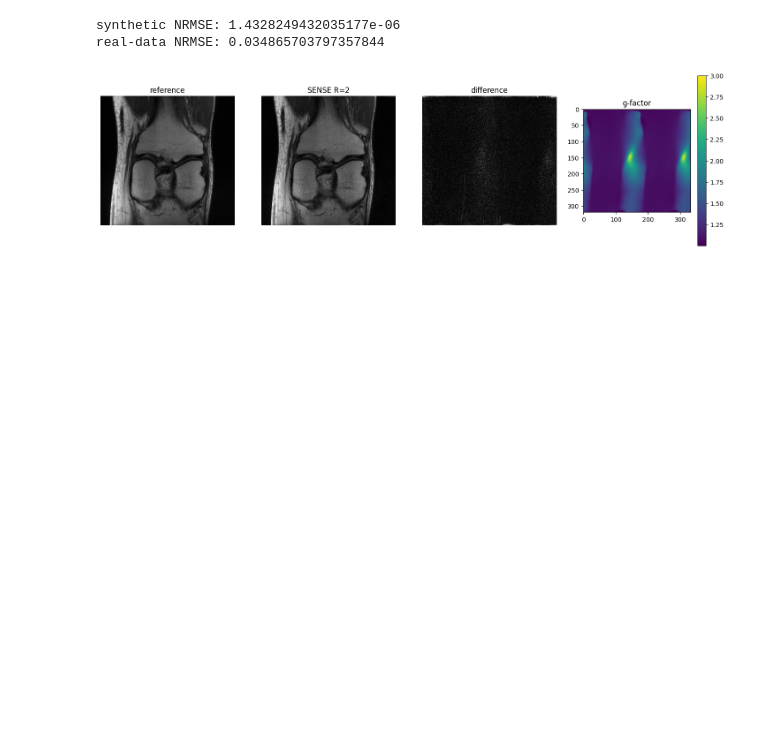
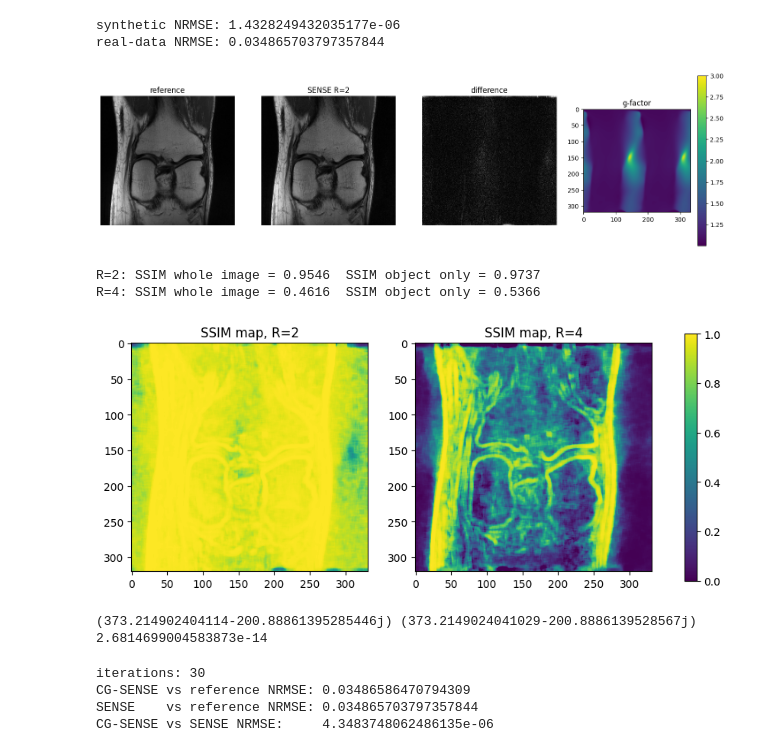
Before and after one commit to sajlardiya-hue/sense-cgsense, a Jupyter notebook: notebooks/main.ipynb, the cells around one changed output. Saved outputs shown, nothing was run; the diff lists cells and outputs as text; code cells hidden in the pictures; blank space fills up the shorter version.

Commit message:
finished cg-sense

```diff
--- a/notebooks/main.ipynb
+++ b/notebooks/main.ipynb
@@ -101,3 +103,36 @@ fig.colorbar(im, ax=ax[3])
 plt.show()
 # %% [output]
 [figure]
+# %%
+# SENSE SSIM
+ref = np.sum(np.conj(S) * coil_imgs, axis=2) / (np.sum(np.abs(S)**2, axis=2) + 1e-8)
+
+def run_sense(R):
+    ky = np.arange(ny) - ny//2
+    mask = (ky % R == 0).astype(float)[None, :, None]   # keep every R-th line
+    alias = ifft2c(ksp * mask)                           # aliased coil images
+    rho, g = sense_unfold(alias, S, R)
+    return rho, g
+
+from skimage.metrics import structural_similarity as ssim
+
+obj = np.abs(ref) > 0.1 * np.abs(ref).max()     # rough knee mask
+dr = np.abs(ref).max() - np.abs(ref).min()      # same data range for every R
+
+ssim_maps = {}
+for R_ in [2, 4]:
+    rho_, g_ = run_sense(R_)
+    s_all, smap = ssim(np.abs(ref), np.abs(rho_), data_range=dr, full=True)
+    ssim_maps[R_] = smap
+    print(f'R={R_}: SSIM whole image = {s_all:.4f}  SSIM object only = {smap[obj].mean():.4f}')
+
+fig, ax = plt.subplots(1, 2, figsize=(11, 6))
+for j, R_ in enumerate([2, 4]):
+    im = ax[j].imshow(ssim_maps[R_], cmap='viridis', vmin=0, vmax=1)
+    ax[j].set_title(f'SSIM map, R={R_}')
+fig.colorbar(im, ax=ax, shrink=0.7)
+plt.show()
+# %% [output]
+R=2: SSIM whole image = 0.9546  SSIM object only = 0.9737
+R=4: SSIM whole image = 0.4616  SSIM object only = 0.5366
+[figure, added]
@@ -103,0 +155,10 @@ plt.show()
+# %%
+# adjoint test
+E, EH, mask = make_ops(2)
+x = np.random.randn(nx, ny) + 1j*np.random.randn(nx, ny)
+y = np.random.randn(nx, ny, nc) + 1j*np.random.randn(nx, ny, nc)
+lhs = np.vdot(E(x), y)        # vdot conjugates its first argument
+rhs = np.vdot(x, EH(y))
+print(lhs, rhs, abs(lhs - rhs) / abs(lhs))   # relative difference should be ~1e-15
+# %% [output]
+(373.214902404114-200.88861395285446j) (373.2149024041029-200.8886139528567j) 2.6814699004583873e-14
@@ -103,0 +189,16 @@ plt.show()
+# %%
+R = 2
+E, EH, mask = make_ops(R)
+m = ksp_d * mask                                   # undersampled data
+v2, hist2 = cg_sense(E, EH, m, maxit=50, tol=1e-6, ref=ref)
+
+rho_s, g_s = run_sense(R)                          # SENSE result
+print('iterations:', len(hist2['delta']))
+print('CG-SENSE vs reference NRMSE:', nrmse(v2, ref))
+print('SENSE    vs reference NRMSE:', nrmse(rho_s, ref))
+print('CG-SENSE vs SENSE NRMSE:    ', nrmse(v2, rho_s))   # big check
+# %% [output]
+iterations: 30
+CG-SENSE vs reference NRMSE: 0.03486586470794309
+SENSE    vs reference NRMSE: 0.034865703797357844
+CG-SENSE vs SENSE NRMSE:     4.3483748062486135e-06
```
Also changed, not shown: parts of 8 cells of this notebook.
